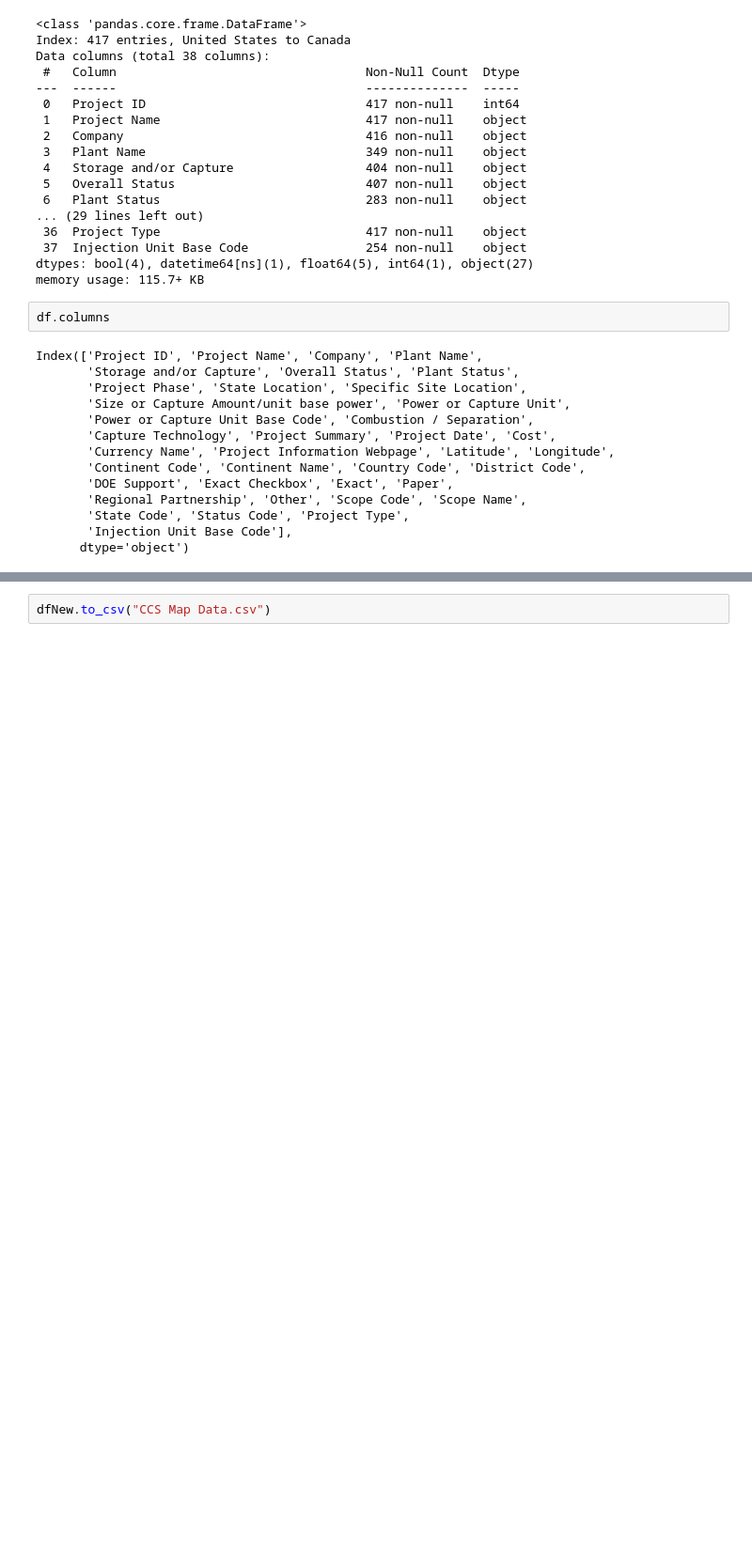
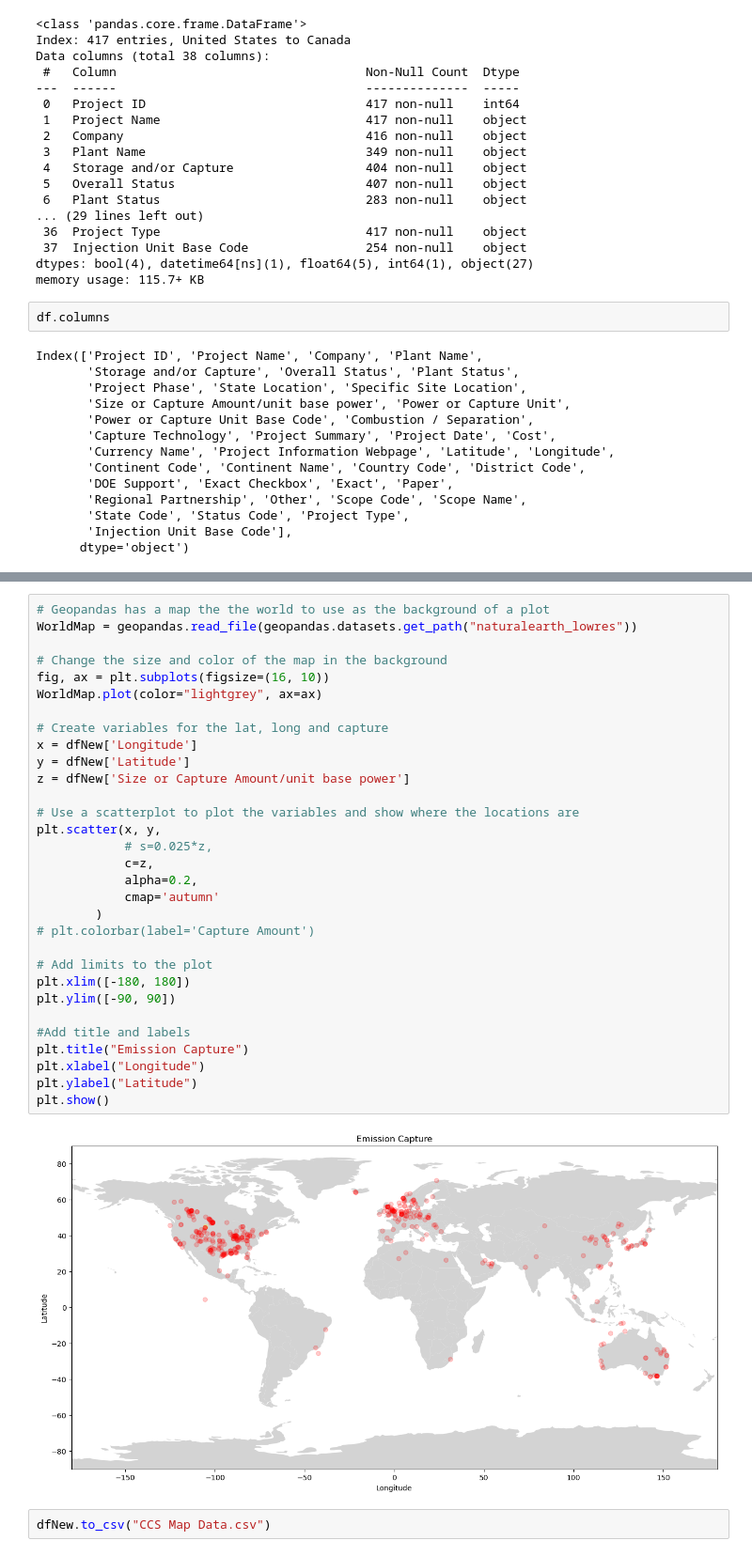
Before and after one commit to LardexTheLarge/AI-Project-1, a Jupyter notebook: CCS map Cleaning.ipynb, the cells around one changed output, grey strips where cells are left out. Shown at 94% size. Drawn from its saved outputs; the diff is of its cells as text; blank space fills up the shorter version.

Commit message:
Added comments and visuals to CCS world map data

```diff
--- a/CCS map Cleaning.ipynb
+++ b/CCS map Cleaning.ipynb
@@ -89,5 +113,38 @@ See the caveats in the documentation: https://pandas.pydata.org/pandas-docs/stab
 | United States | NaT | USA | Heartland Greenway System Storage | 0.000000 | 39.506000 | -89.797000 |
 | Canada | NaT | CA | Polaris CCS Project | 0.000000 | 53.796550 | -113.091760 |
 417 rows × 6 columns
+# %%
+# Geopandas has a map the the world to use as the background of a plot
+WorldMap = geopandas.read_file(geopandas.datasets.get_path("naturalearth_lowres"))
+
+# Change the size and color of the map in the background
+fig, ax = plt.subplots(figsize=(16, 10))
+WorldMap.plot(color="lightgrey", ax=ax)
+
+# Create variables for the lat, long and capture
+x = dfNew['Longitude']
+y = dfNew['Latitude']
+z = dfNew['Size or Capture Amount/unit base power']
+
+# Use a scatterplot to plot the variables and show where the locations are
+plt.scatter(x, y,
+            # s=0.025*z,
+            c=z,
+            alpha=0.2,
+            cmap='autumn'
+        )
+# plt.colorbar(label='Capture Amount')
+
+# Add limits to the plot
+plt.xlim([-180, 180])
+plt.ylim([-90, 90])
+
+#Add title and labels
+plt.title("Emission Capture")
+plt.xlabel("Longitude")
+plt.ylabel("Latitude")
+plt.show()
+# %% [output]
+[figure, added]
 # %%
 dfNew.to_csv("CCS Map Data.csv")
```
Also changed, not shown: parts of 5 cells of this notebook.
